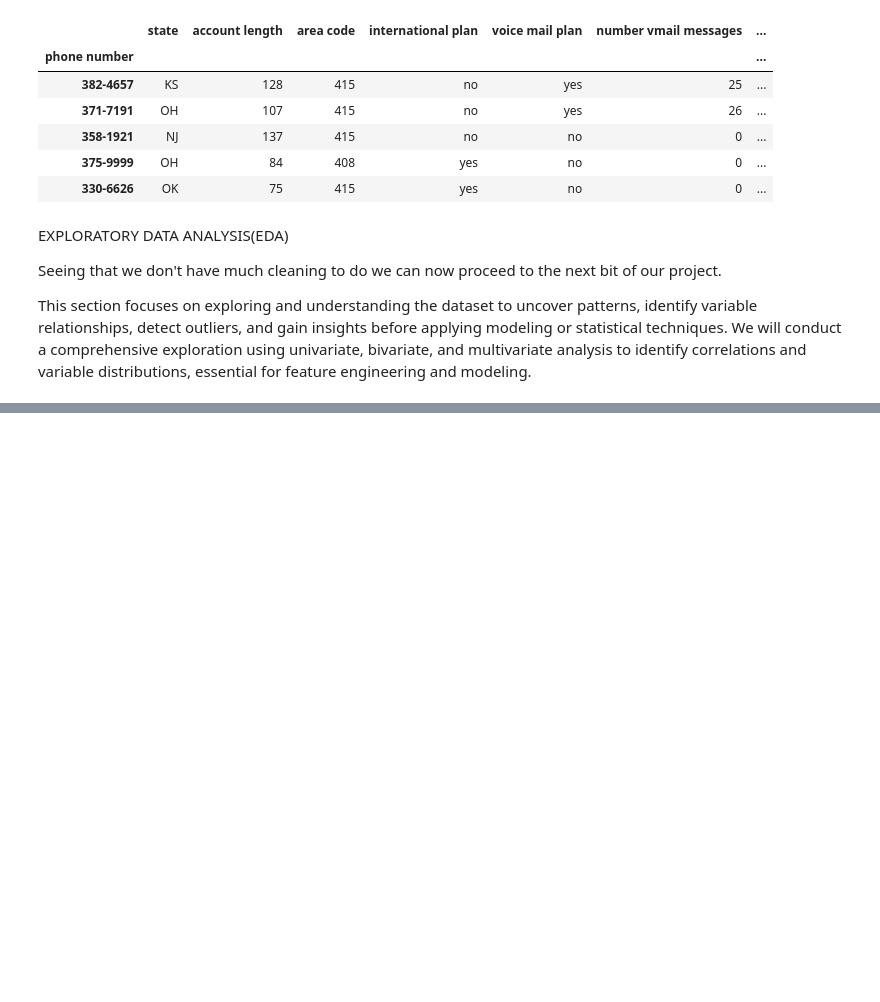
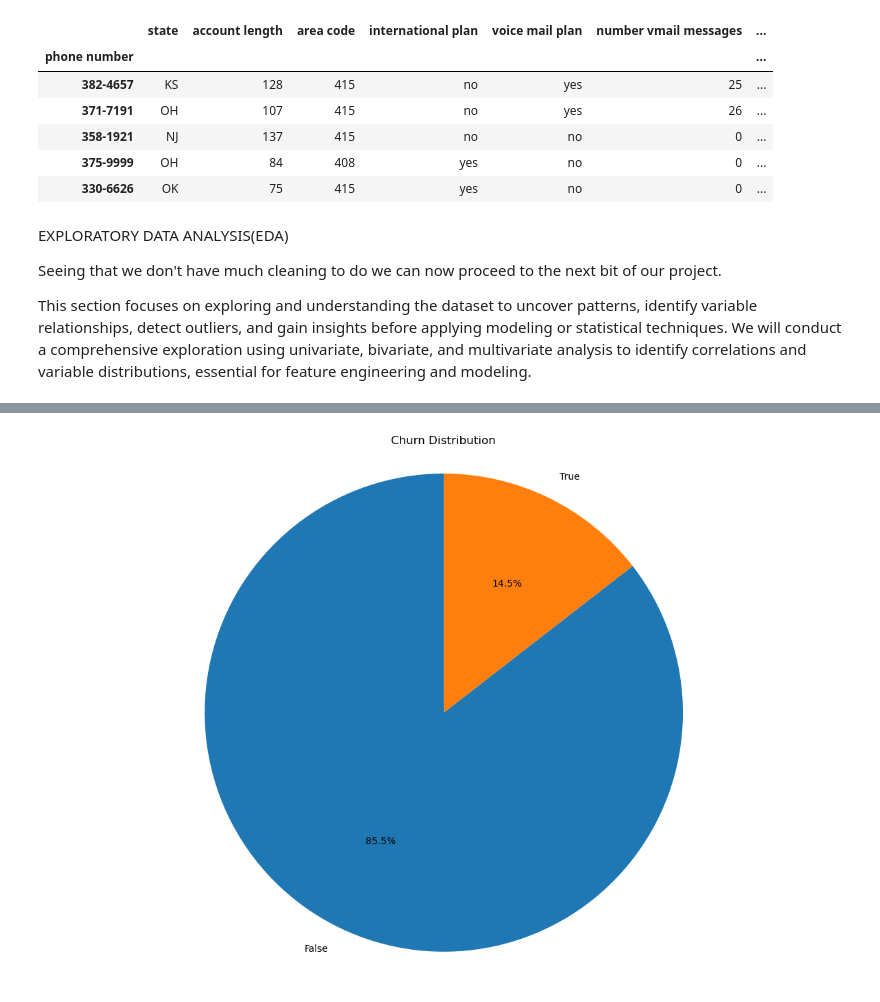
Before and after one commit to TyrionCodister/Churn-in-Telecom-, a Jupyter notebook: Syria Tel Churn Prediction.ipynb, the cells around one changed output, grey strips where cells are left out. Cells and saved outputs as stored; diff of their text form; code cells hidden in the pictures; blank space fills up the shorter version.

Commit message:
do bivariate analysis

```diff
--- a/Syria Tel Churn Prediction.ipynb
+++ b/Syria Tel Churn Prediction.ipynb
@@ -431,0 +440,80 @@ This section focuses on exploring and understanding the dataset to uncover patte
+# %%
+
+
+class DataAnalysis:
+    """
+    A class for performing data analysis on a given DataFrame.
+    """
+
+    def __init__(self, data):
+        """
+        Initialize the DataAnalysis object with the data to analyze.
+
+        Parameters:
+        data: The data to analyze.
+        """
+        self.data = data
+
+    def plot_churn_distribution(self):  #Plot the distribution of the 'churn' column as a pie chart.
+
+         # Get the value counts for the 'churn' column
+        churn_counts = self.data['churn'].value_counts()
+
+        # Create a new figure with a larger size
+        plt.figure(figsize=(15, 10))
+
+        # Create a pie chart
+        plt.pie(churn_counts, labels=churn_counts.index, autopct='%1.1f%%', startangle=90)
+        plt.title('Churn Distribution')
+        plt.axis('equal')  # Equal aspect ratio ensures that pie is drawn as a circle
+        plt.show()
+
+    def check_outliers(self):
+        """
+        Function to check for outliers in all numerical columns using boxplots.
+        """
+        # Filter out numerical columns
+        numerical_cols = self.data.select_dtypes(include=['int64', 'float64']).columns.tolist()
+
+        # Divide the numerical columns into two equal parts
+        mid = len(numerical_cols) // 2
+        cols1 = numerical_cols[:mid]
+        cols2 = numerical_cols[mid:]
+
+        # Create a figure with one row and two columns
+        fig, axes = plt.subplots(nrows=1, ncols=2, figsize=(20, 8))
+
+        # Create a boxplot for the first subset of numerical columns in the first column
+        sns.boxplot(data=self.data[cols1], ax=axes[0])
+        axes[0].set_xticklabels(axes[0].get_xticklabels(), rotation=90)
+        axes[0].set_title('Boxplots for Subset 1')
+
+        # Create a boxplot for the second subset of numerical columns in the second column
+        sns.boxplot(data=self.data[cols2], ax=axes[1])
+        axes[1].set_xticklabels(axes[1].get_xticklabels(), rotation=90)
+        axes[1].set_title('Boxplots for Subset 2')
+
+        # Setting the figure title
+        fig.suptitle('Boxplots for Different Subsets of Numerical Columns', fontsize=16)
+
+        # Adjust the spacing between subplots
+        plt.subplots_adjust(wspace=0.4)
+
+        # Show the plot
+        plt.show()
+
+
+    file_name = 'bigml_59c28831336c6604c800002a.csv'
+
+# Create an instance of DataFrameLoader with the specified file name
+loader = DataFrameLoader(file_name)
+# Load the data from the CSV file
+loader.load_data()
+
+# If data is loaded successfully, proceed with data analysis
+if loader.data is not None:
+    # Create an instance of DataAnalysis with the loaded data
+    data_analysis = DataAnalysis(loader.data)
+    # Check for outliers excluding the 'churn' column
+    data_analysis.plot_churn_distribution()
+# %% [output]
@@ -431,0 +521 @@ This section focuses on exploring and understanding the dataset to uncover patte
+[figure, added]
```
Also changed, not shown: parts of 5 cells of this notebook.
